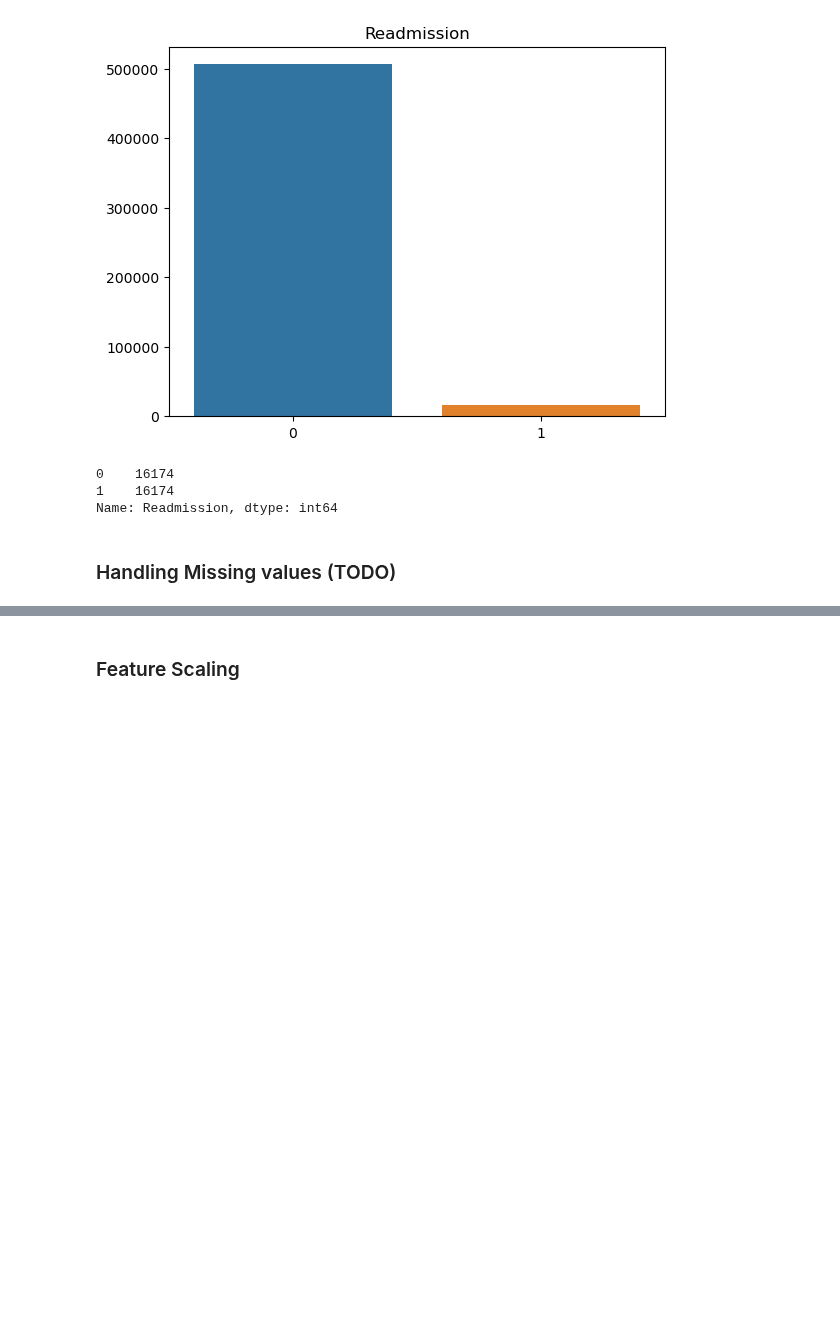
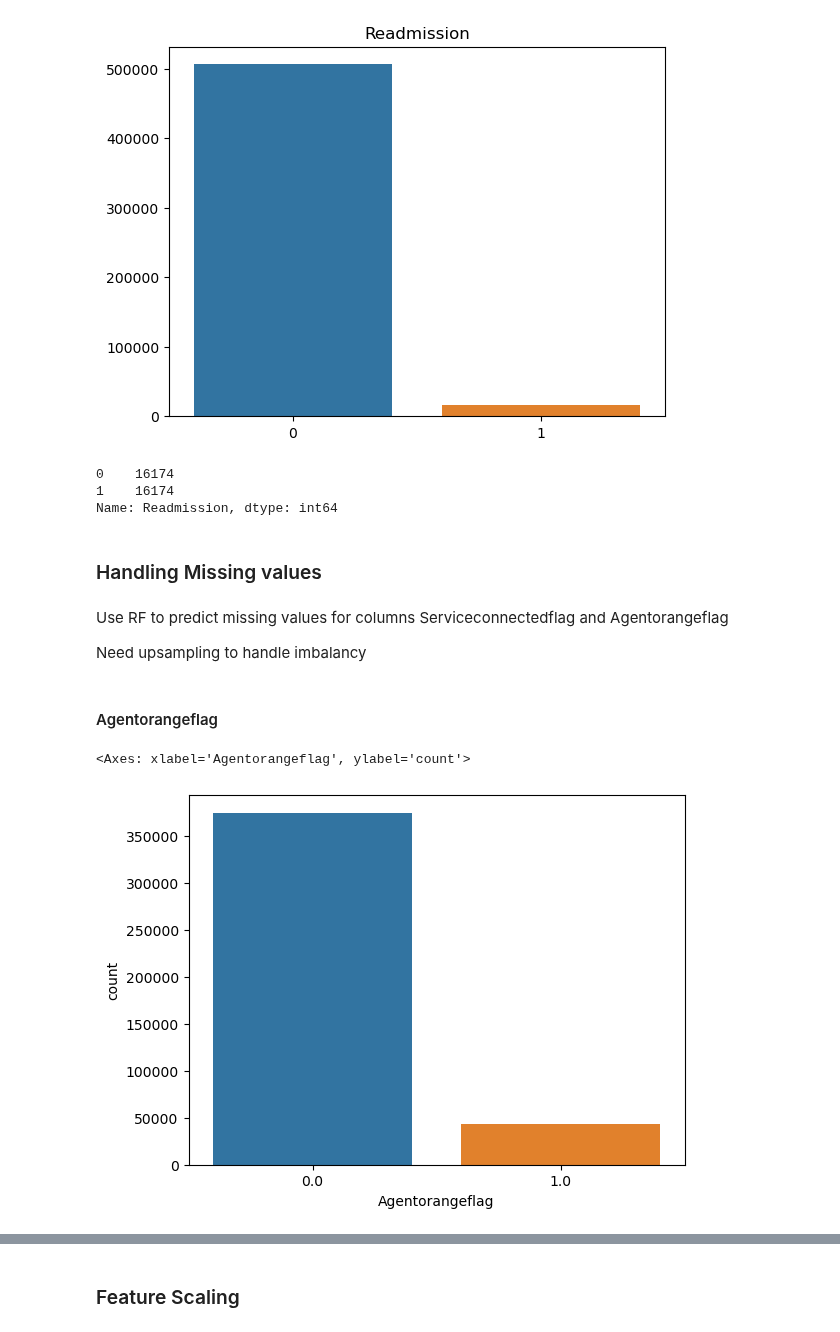
Before and after one commit to SpassMed-Projects/FDA, a Jupyter notebook: src/data/Inpatient_admission_EDA.ipynb, the cells around one changed output, grey strips where cells are left out. Cells and saved outputs as stored; diff of their text form; code cells hidden in the pictures; blank space fills up the shorter version.

Commit message:
add: imputing missing values

```diff
--- a/src/data/Inpatient_admission_EDA.ipynb
+++ b/src/data/Inpatient_admission_EDA.ipynb
@@ -402,4 +402,17 @@ upsampled.Readmission.value_counts()
 1    16174
 Name: Readmission, dtype: int64
 # %% [markdown]
-### Handling Missing values (TODO)
+### Handling Missing values
+# %% [markdown]
+Use RF to predict missing values for columns Serviceconnectedflag and Agentorangeflag
+
+Need upsampling to handle imbalancy
+# %% [markdown]
+#### Agentorangeflag
+# %%
+complete_ad = pd.read_csv("inpatient_admission_complete.csv",index_col=0)
+# %%
+sns.countplot(x='Agentorangeflag', data= complete_ad)
+# %% [output]
+<Axes: xlabel='Agentorangeflag', ylabel='count'>
+[figure, added]
```
Also changed, not shown: parts of 14 cells of this notebook.
